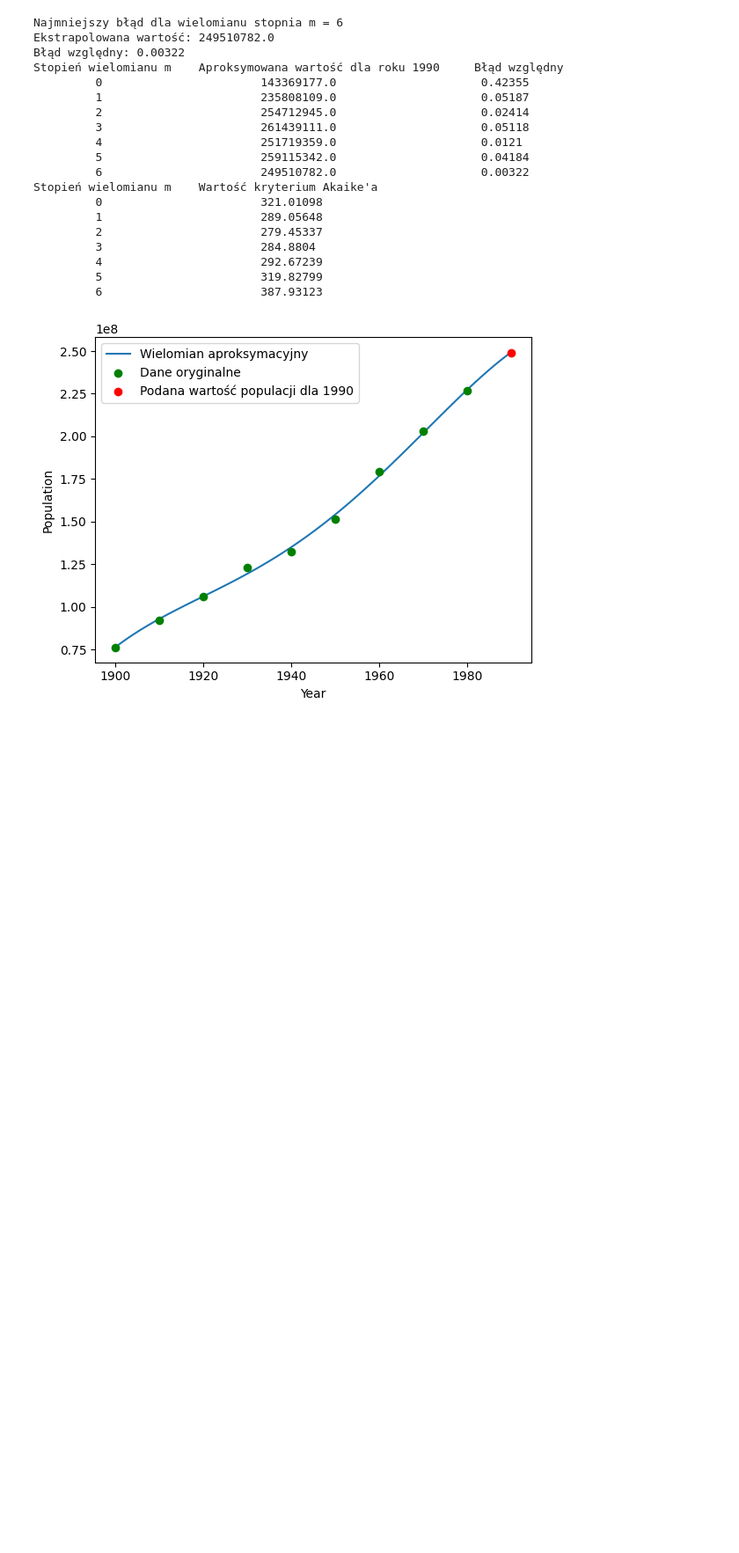
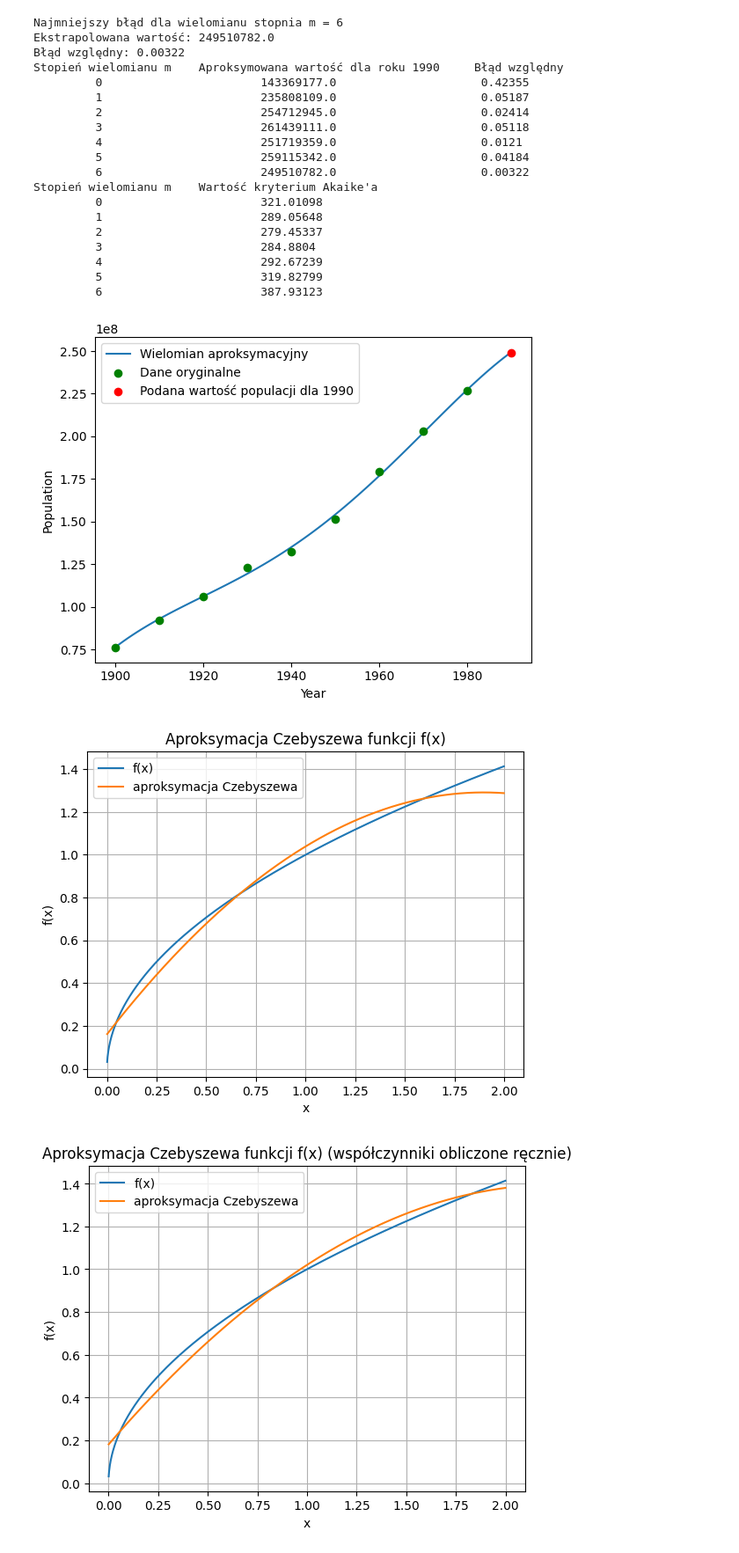
Before and after one commit to FalcO0O/MOWNiT, a Jupyter notebook: Lab_5/main.ipynb, the cells around one changed output. Shown: that part at 88% size. Drawn from its saved outputs; the diff is of its cells as text; code cells hidden in the pictures; blank space fills up the shorter version.

Commit message:
Task 2 from lab 5 done
Completed task 2 from lab 5.

```diff
--- a/Lab_5/main.ipynb
+++ b/Lab_5/main.ipynb
@@ -173,3 +173,69 @@ Stopień wielomianu m    Wartość kryterium Akaike'a
          5                       319.82799
          6                       387.93123
 [figure]
+# %%
+# Task 2
+f = lambda x: np.sqrt(x)
+
+def T(x, n):
+    """
+    Oblicza wartości wielomianu Czebyszewa dla argumentu x i stopnia n.
+    Wykorzystywane jest jedynie n <= 2.
+    """
+    match n:
+        case 0: return 1
+        case 1: return x
+        case 2: return 2*x**2-1
+    return None
+
+def change_domain(x):
+    return x+1
+
+def chebyshev_dot_product(i, j):
+    """
+    Oblicza iloczyn skalarny wielomianów Czebyszewa dla stopni i oraz j.
+    """
+    if i == j:
+        if j == 0:
+            return np.pi
+        return np.pi/2
+    return 0
+
+def fun_dot_product(k):
+    """
+    Oblicza iloczyn skalarny funkcji f(x+1) z k-tym wielomianem Czebyszewa i wagą w = 1/sqrt(1-x^2)
+    na przedziale [-1, 1].
+    """
+    def fun_product(x):
+        return f(change_domain(x))*T(x, k)*1/np.sqrt(1-x**2)
+
+    return np.trapz(fun_product(np.linspace(-1+2**(-10), 1-2**(-10), 1000)), np.linspace(-1+2**(-10), 1-2**(-10), 1000))
+
+def evaluate_approximation(c, title):
+    def chebyshev_approximation(x):
+        """
+        Oblicza wartość funkcji aproksymowanej przez wielomiany Czebyszewa.
+        """
+        res = 0
+        for k in range(3):
+            res += c[k]*T(x, k)
+        return res
+
+    # Rysujemy wykres funkcji f(x) oraz jej aproksymacji
+    x_samples = np.linspace(-1+2**(-10), 1-2**(-10), 1000)
+    plt.plot(change_domain(x_samples), f(change_domain(x_samples)), label="f(x)")
+    plt.plot(change_domain(x_samples), chebyshev_approximation(x_samples), label="aproksymacja Czebyszewa")
+    plt.title(title)
+    plt.xlabel("x")
+    plt.ylabel("f(x)")
+    plt.legend()
+    plt.grid(True)
+    plt.show()
+
+c_computed = [fun_dot_product(k)/chebyshev_dot_product(k, k) for k in range(3)]
+c_precomputed = [2*np.sqrt(2)/np.pi, 4*np.sqrt(2)/(3*np.pi), -4*np.sqrt(2)/(15*np.pi)]
+evaluate_approximation(c_computed, "Aproksymacja Czebyszewa funkcji f(x)")
+evaluate_approximation(c_precomputed, "Aproksymacja Czebyszewa funkcji f(x) (współczynniki obliczone ręcznie)")
+# %% [output]
+[figure, added]
+[figure, added]
```
